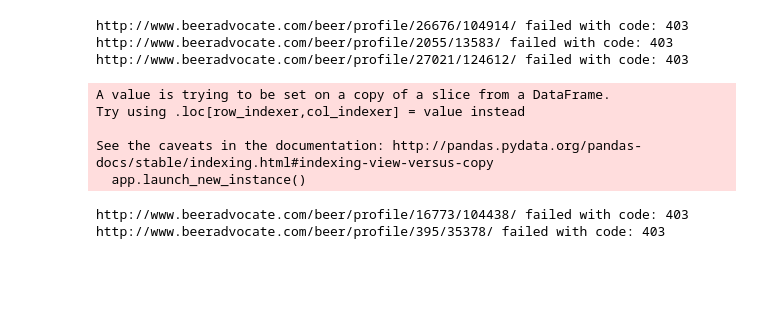
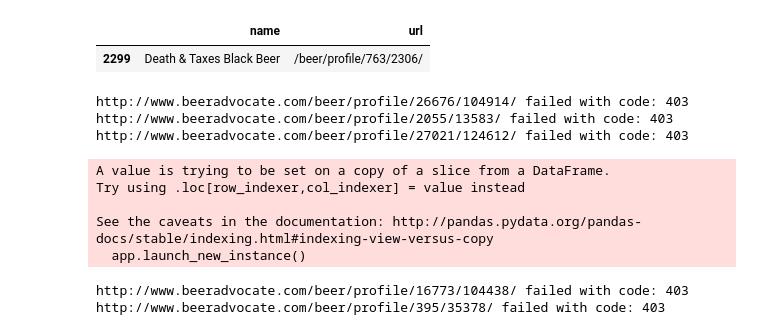
Before and after one commit to WillNetsky/beer_recommender, a Jupyter notebook: scrape-all-ba.ipynb, the cells around one changed output. Saved outputs shown, nothing was run; the diff lists cells and outputs as text; code cells hidden in the pictures; blank space fills up the shorter version.

```diff
--- a/scrape-all-ba.ipynb
+++ b/scrape-all-ba.ipynb
@@ -86,6 +131,11 @@ beers['url']  = beer_urls.values()
 pd.to_pickle(beers,'beers.pkl')
 # %%
 beers = pd.read_pickle('beers.pkl')
+# %%
+beers[beers.name == 'Death & Taxes Black Beer']
+# %% [output]
+|  | name | url |
+| 2299 | Death & Taxes Black Beer | /beer/profile/763/2306/ |
 # %%
 def get_beer_soup(url):
     ba_url = 'http://www.beeradvocate.com'
```
Also changed, not shown: parts of 5 cells of this notebook, 1 other file.
